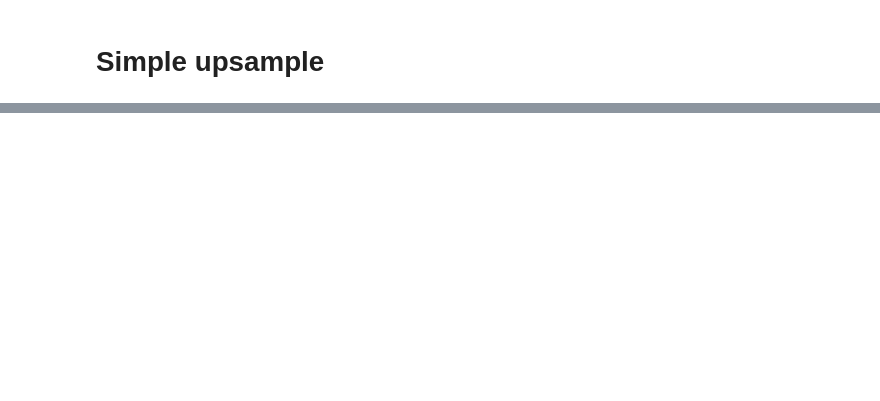
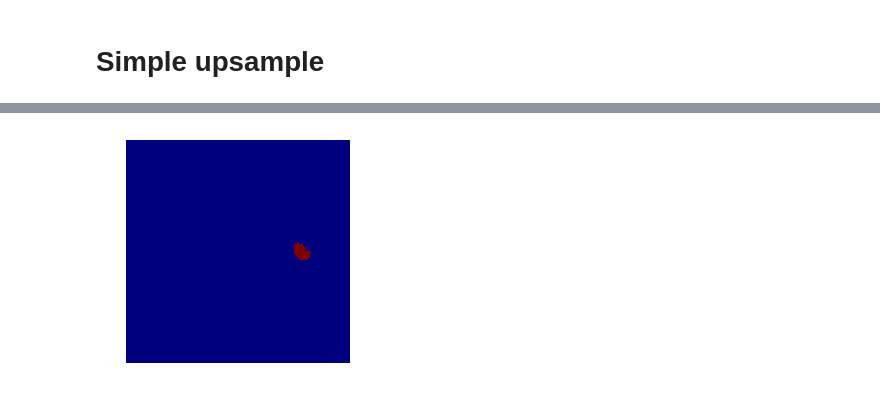
Before and after one commit to amer/2DUnet, a Jupyter notebook: inspect_aneurysm_data.ipynb, the cells around one changed output, grey strips where cells are left out. Cells and saved outputs as stored; diff of their text form; code cells hidden in the pictures; blank space fills up the shorter version.

```diff
--- a/inspect_aneurysm_data.ipynb
+++ b/inspect_aneurysm_data.ipynb
@@ -645,10 +665,10 @@ learn.sched.best
 # %%
-lr=4e-2
+lr=9e-2
 wd=1e-7
 
 lrs = np.array([lr/100,lr/10,lr])/2
 # %%
-learn.fit(lr,1, wds=wd, cycle_len=10,use_clr=(20,8))
+learn.fit(lr,1, wds=wd, cycle_len=4,use_clr=(20,10))
 # %% [output]
 [interactive output not drawn]
 epoch      trn_loss   val_loss   <lambda>   dice
@@ -666,0 +689,4 @@ learn.bn_freeze(True)
+# %%
+show_img(py[60]>0);
+# %% [output]
+[figure, added]
```
Also changed, not shown: parts of 25 cells of this notebook.
